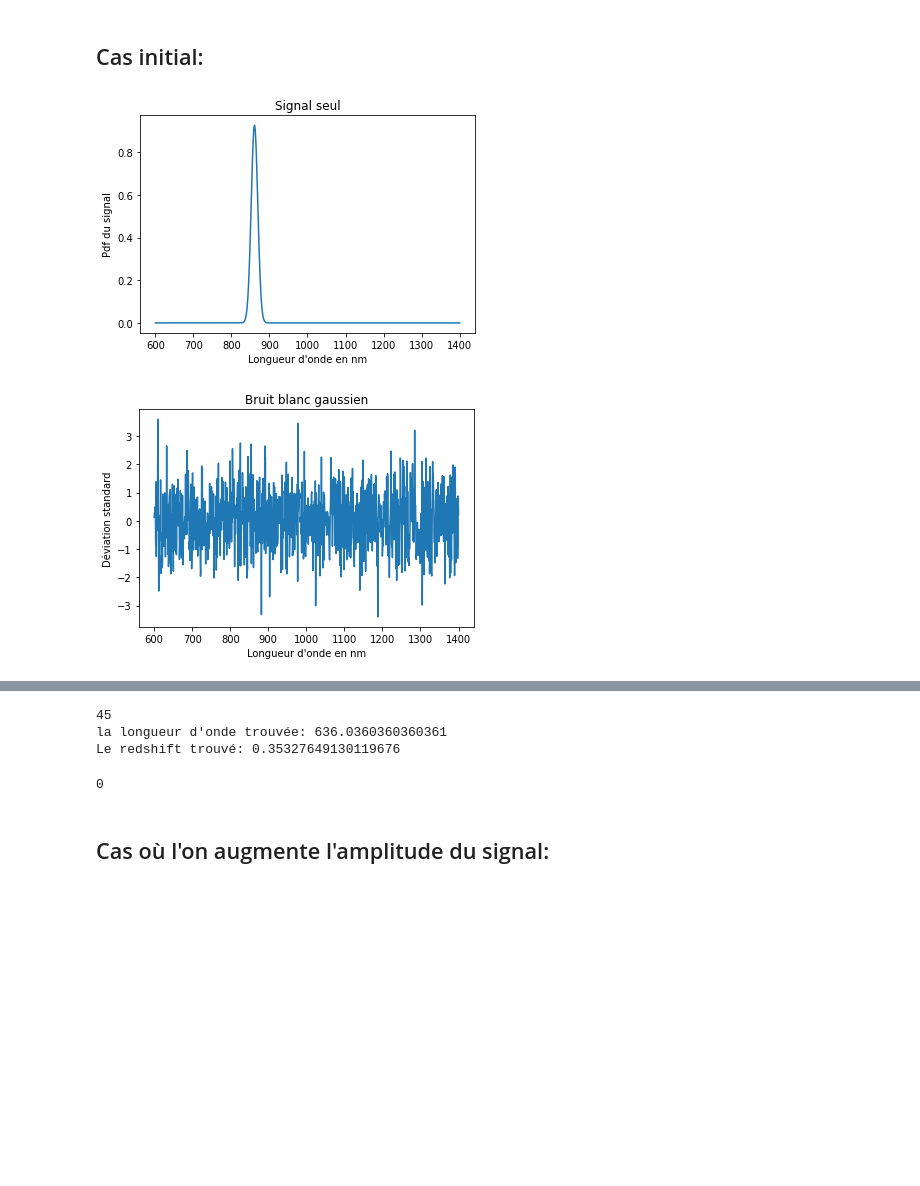
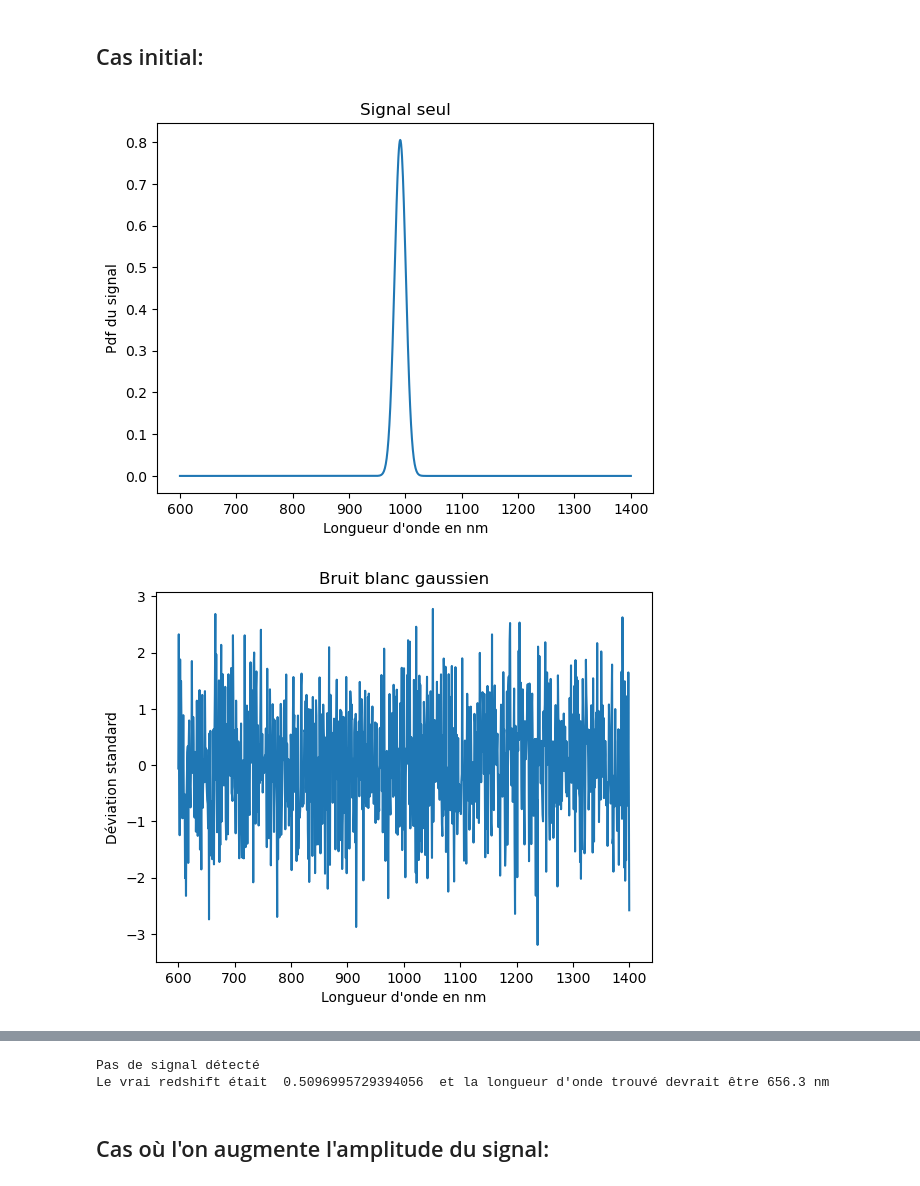
Before and after one commit to Ovive57/M2_filtrage, a Jupyter notebook: Signal_simple.ipynb, the cells around one changed output, grey strips where cells are left out. Drawn from its saved outputs; the diff is of its cells as text; code cells hidden in the pictures; blank space fills up the shorter version.

```diff
--- a/Signal_simple.ipynb
+++ b/Signal_simple.ipynb
@@ -33,6 +65,17 @@ def lon(ini,fin,n):
 ### Calcule la fonction de densité de probabilité sur une plage longueur d'un signal centré sur centre et de déviation dev
 # %%
 def pdf(longueur, centre, dev):
+    """
+    Calcule la fonction de densité de probabilité sur une plage de données.
+
+    Args:
+        longueur (array): données
+        centre (int): centre de la distribution
+        dev (int): deviation standard
+
+    Returns:
+        array : densité de probabilité
+    """
     y = stats.norm.pdf(longueur,centre, dev)
     return y
 # %% [markdown]
@@ -115,34 +175,38 @@ def traitement_signal_simple(obs, amp_signal, dev_signal, amp_bruit):
 ## Fonction traitement le signal-sur-bruit:
 ### Détecte un signal seulement au-dessus de 3 sigma
 # %%
-def traitement_SNR(obs, SNR):
+def traitement_SNR(lobs, SNR):
+    """
+    Choisi les données avec une sensibilité SNR > 3
 
+    Args:
+        lobs (float): longueur d'onde observée
+        SNR (array): signal sur bruit
+
+    """
     SNR = SNR[SNR>3]
 
+    # Si SNR < 3 warning : pas de signal détecté
     if not np.any(SNR):
         print("Pas de signal détecté")
-        return 0
+        return None
 
     index = np.argmax(SNR[SNR>3])
     index+= 30
-    print(index)
 
-    l,step = lon(600,1400,1000)
+    l,step = longueurs(600,1400,1000)
     l_found = l[index]
     print("la longueur d'onde trouvée:", l_found)
-    z = redshift(obs, l_found)
+    z = redshift(lobs, l_found)
     print("Le redshift trouvé:" ,z)
-
-    return 0
 # %% [markdown]
 ## Données initiales:
 # %%
 l0 = 656.3
 z = np.random.uniform(0.0,1.0)
-obs = lobs(z,l0)
+lobs = long_obs(z,l0)
 print("La longueur d'onde émise est :", l0, "nm")
-print("Pour z = ", z, "la longueur d'onde observee sera", obs,"nm")
-
+print("Pour z = ", z, "la longueur d'onde observee sera", lobs,"nm")
 print("On cherche à retrouver le redshift à partir d'un signal de la longueur d'onde observée")
 # %% [output]
 La longueur d'onde émise est : 656.3 nm
@@ -153,8 +217,9 @@ On cherche à retrouver le redshift à partir d'un signal de la longueur d'onde
 # %% [markdown]
 ## Cas initial:
 # %%
-SNR = traitement_signal_simple(obs, 20, 1, 1)
-traitement_SNR(obs, SNR)
+SNR = traitement_signal_simple(lobs, 20, 1, 1)
+traitement_SNR(lobs, SNR)
+print("Le vrai redshift était ", z, " et la longueur d'onde trouvé devrait être", l0,"nm")
 # %% [output]
-[figure, old version]
+[figure, new version]
-[figure, old version]
+[figure, new version]
@@ -163,7 +228,5 @@ traitement_SNR(obs, SNR)
-45
-la longueur d'onde trouvée: 636.0360360360361
-Le redshift trouvé: 0.35327649130119676
+Pas de signal détecté
+Le vrai redshift était  0.5096995729394056  et la longueur d'onde trouvé devrait être 656.3 nm
-0
 # %% [markdown]
 ## Cas où l'on augmente l'amplitude du signal:
 # %%
```
Also changed, not shown: parts of 12 cells of this notebook, 5 other files.
